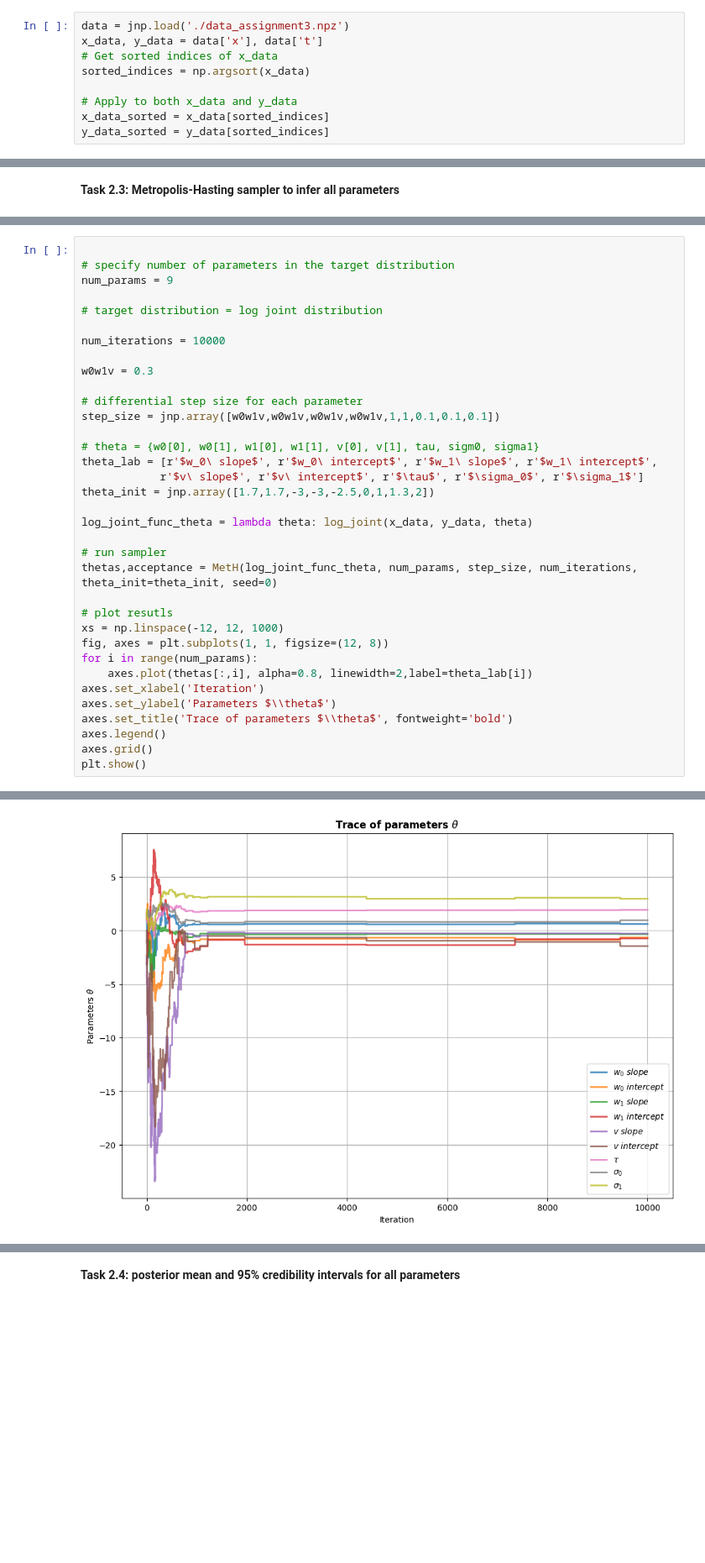
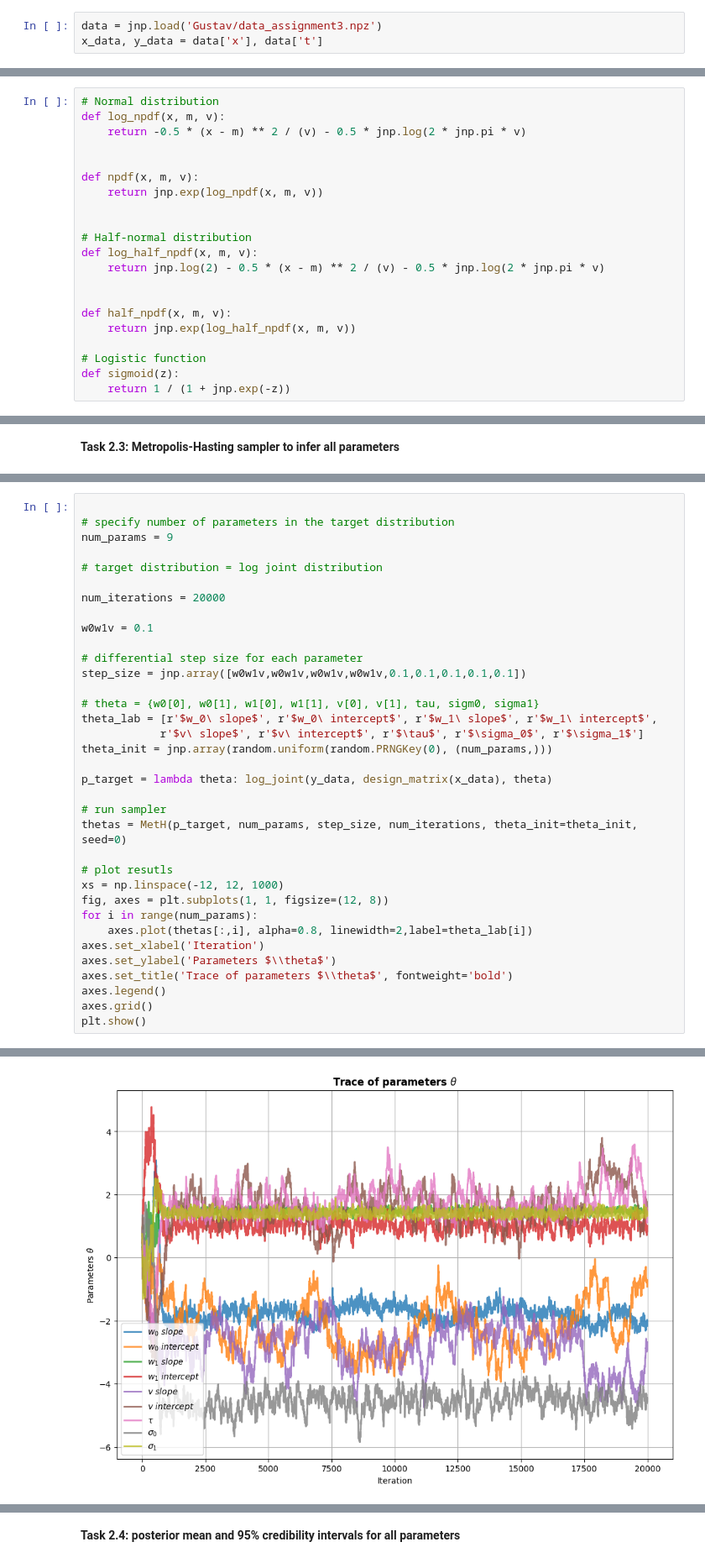
Before and after one commit to Ghjacobsen/BayesianML, a Jupyter notebook: Part2_assignment3.ipynb, the cells around one changed output, grey strips where cells are left out. Shown: that part at 84% size. Drawn from its saved outputs; the diff is of its cells as text; blank space fills up the shorter version.

Commit message:
Changed proposal distribution so MH algorithm works

```diff
--- a/Part2_assignment3.ipynb
+++ b/Part2_assignment3.ipynb
@@ -9,16 +9,31 @@ from scipy.stats import norm
 import pandas as pd
 from IPython.display import display, HTML
 # %%
-data = jnp.load('./data_assignment3.npz')
+data = jnp.load('Gustav/data_assignment3.npz')
 x_data, y_data = data['x'], data['t']
-# Get sorted indices of x_data
-sorted_indices = np.argsort(x_data)
-
-# Apply to both x_data and y_data
-x_data_sorted = x_data[sorted_indices]
-y_data_sorted = y_data[sorted_indices]
 # %%
 design_matrix = lambda x: np.column_stack((x,np.ones(len(x))))
+# %%
+# Normal distribution
+def log_npdf(x, m, v):
+    return -0.5 * (x - m) ** 2 / (v) - 0.5 * jnp.log(2 * jnp.pi * v)
+
+
+def npdf(x, m, v):
+    return jnp.exp(log_npdf(x, m, v))
+
+
+# Half-normal distribution
+def log_half_npdf(x, m, v):
+    return jnp.log(2) - 0.5 * (x - m) ** 2 / (v) - 0.5 * jnp.log(2 * jnp.pi * v)
+
+
+def half_npdf(x, m, v):
+    return jnp.exp(log_half_npdf(x, m, v))
+
+# Logistic function
+def sigmoid(z):
+    return 1 / (1 + jnp.exp(-z))
 # %% [markdown]
 ## Part 2: Regression modelling using mixture of experts
 # %% [markdown]
@@ -201,22 +245,22 @@ num_params = 9
 
 # target distribution = log joint distribution
 
-num_iterations = 10000
+num_iterations = 20000
 
-w0w1v = 0.3
+w0w1v = 0.1
 
 # differential step size for each parameter
-step_size = jnp.array([w0w1v,w0w1v,w0w1v,w0w1v,1,1,0.1,0.1,0.1])
+step_size = jnp.array([w0w1v,w0w1v,w0w1v,w0w1v,0.1,0.1,0.1,0.1,0.1])
 
 # theta = {w0[0], w0[1], w1[0], w1[1], v[0], v[1], tau, sigm0, sigma1}
 theta_lab = [r'$w_0\ slope$', r'$w_0\ intercept$', r'$w_1\ slope$', r'$w_1\ intercept$',
             r'$v\ slope$', r'$v\ intercept$', r'$\tau$', r'$\sigma_0$', r'$\sigma_1$']
-theta_init = jnp.array([1.7,1.7,-3,-3,-2.5,0,1,1.3,2])
+theta_init = jnp.array(random.uniform(random.PRNGKey(0), (num_params,)))
 
-log_joint_func_theta = lambda theta: log_joint(x_data, y_data, theta)
+p_target = lambda theta: log_joint(y_data, design_matrix(x_data), theta)
 
 # run sampler
-thetas,acceptance = MetH(log_joint_func_theta, num_params, step_size, num_iterations, theta_init=theta_init, seed=0)
+thetas = MetH(p_target, num_params, step_size, num_iterations, theta_init=theta_init, seed=0)
 
 # plot resutls
 xs = np.linspace(-12, 12, 1000)
@@ -233,2 +278,2 @@ plt.show()
-[figure, old version]
+[figure, new version]
 # %%
```
Also changed, not shown: parts of 4 cells of this notebook.
